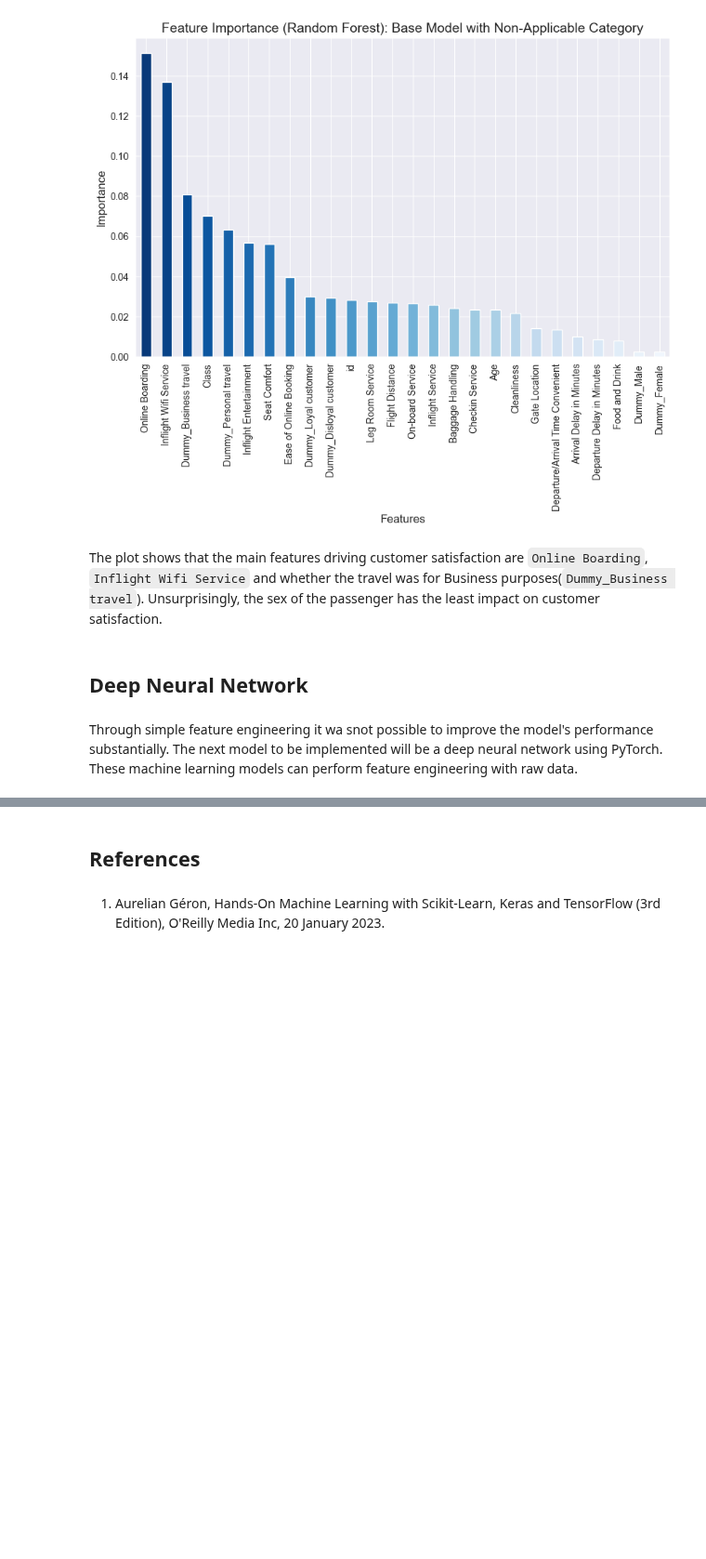
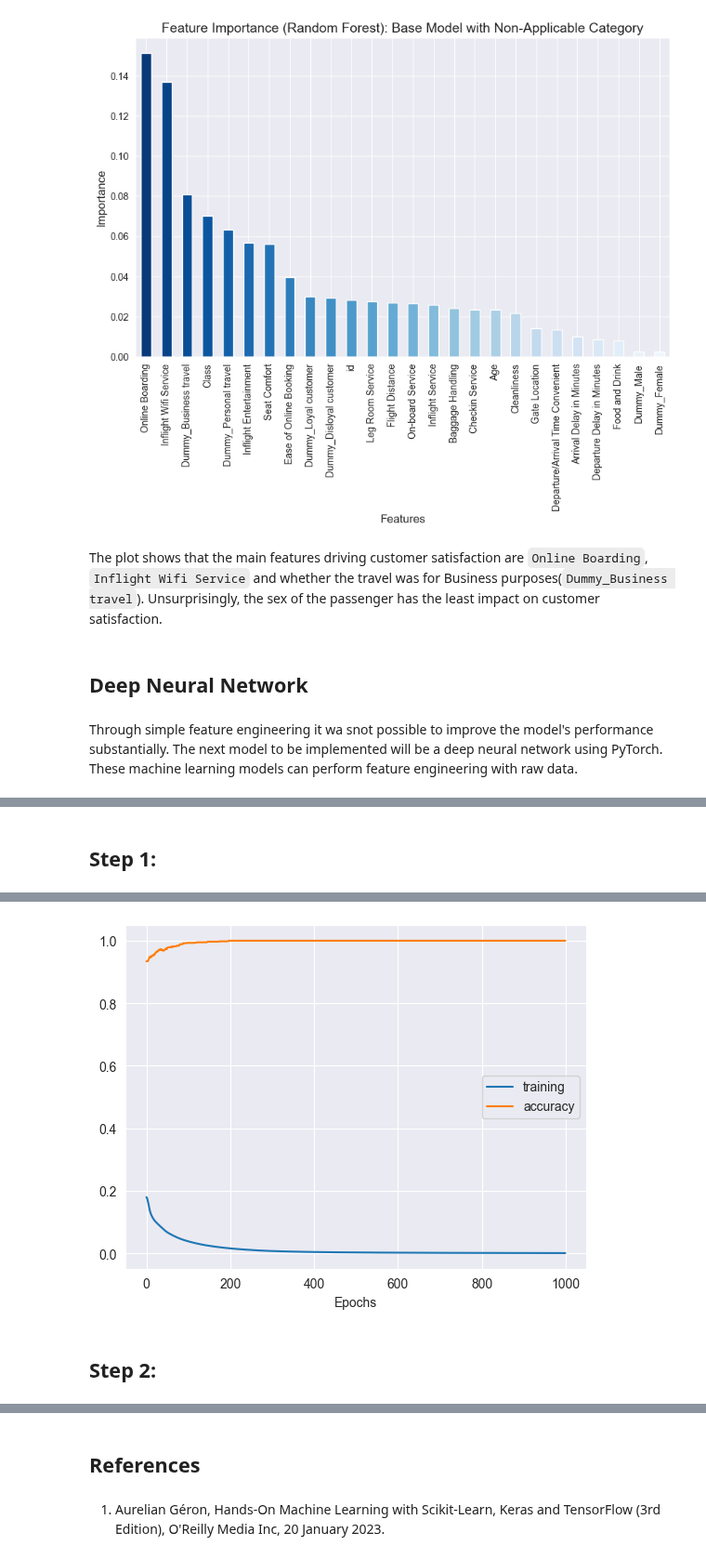
Before and after one commit to alexandra-pritoula/airline_passenger_satisfaction, a Jupyter notebook: Notebooks/model_training_and_evaluation.ipynb, the cells around one changed output, grey strips where cells are left out. Shown at 93% size. Saved outputs shown, nothing was run; the diff lists cells and outputs as text; code cells hidden in the pictures; blank space fills up the shorter version.

```diff
--- a/Notebooks/model_training_and_evaluation.ipynb
+++ b/Notebooks/model_training_and_evaluation.ipynb
@@ -734,0 +753,15 @@ non_applicable_imputed
+# %%
+# Defining the model
+model = nn.Sequential(nn.Linear(26, 100),
+                      nn.ReLU(),
+                      nn.Linear(100, 100),
+                      nn.ReLU(),
+                      nn.Linear(100, 1),
+                      nn.Sigmoid()
+)
+
+# Defining the criterion:
+criterion = nn.BCELoss()
+
+# Defining the optimizer:
+optimizer = optim.SGD(model.parameters(), lr = 0.01, momentum = 0.95)
@@ -734,0 +770,47 @@ non_applicable_imputed
+# %%
+# Creating accuracy metric:
+metric = torchmetrics.Accuracy(task = 'binary')
+# %% [markdown]
+## Step 1:
+# %%
+# Step 1:
+
+# Setting the trainig loss to zero:
+training_loss = []
+accuracy_store = []
+
+
+# Taking one batch from the trainloader:
+feature, target = next(iter(trainloader))
+
+# Performing the training loop on the batch:
+for i in range(int(1000)):
+
+    # Runing the forward pass:
+    prediction = model(feature)
+    # Calculating accuracy over batch:
+    accuracy = metric(prediction, target)
+    accuracy_store.append(accuracy.item())
+    # Calculating the loss:
+    loss = criterion(prediction, target)
+    # Store the loss value for plotting
+    training_loss.append(loss.item())
+    # Zeroing the gradient:
+    optimizer.zero_grad()
+    # Getting the gradients:
+    loss.backward()
+    # Updating the parameters:
+    optimizer.step()
+
+print('Accuracy:', accuracy)
+print('Loss:', loss)
+
+# Resetting the metrics:
+metric.reset()
+
+plt.plot(training_loss)
+plt.plot(accuracy_store)
+plt.xlabel('Epochs')
+plt.legend(['training', 'accuracy'])
+plt.show()
+# %% [output]
@@ -734,0 +819,3 @@ non_applicable_imputed
+[figure, added]
+# %% [markdown]
+## Step 2:
```
Also changed, not shown: parts of 28 cells of this notebook.
